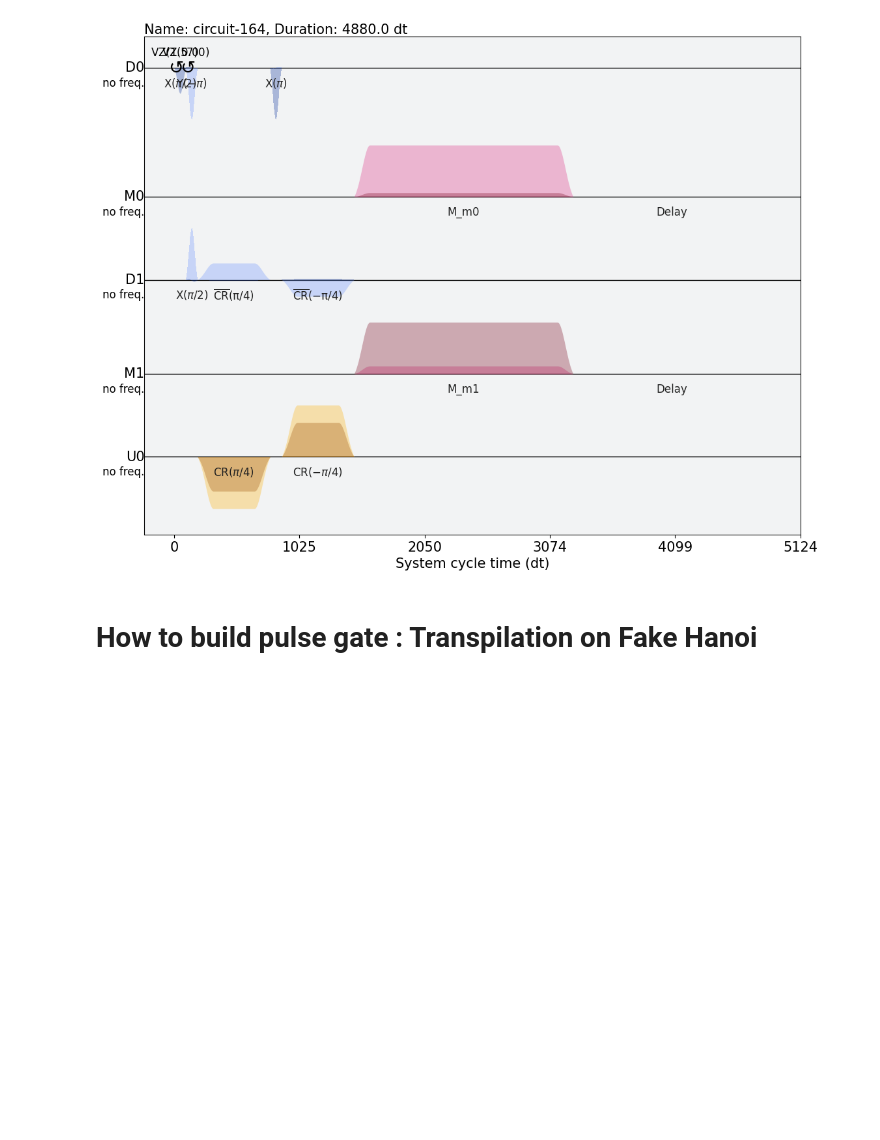
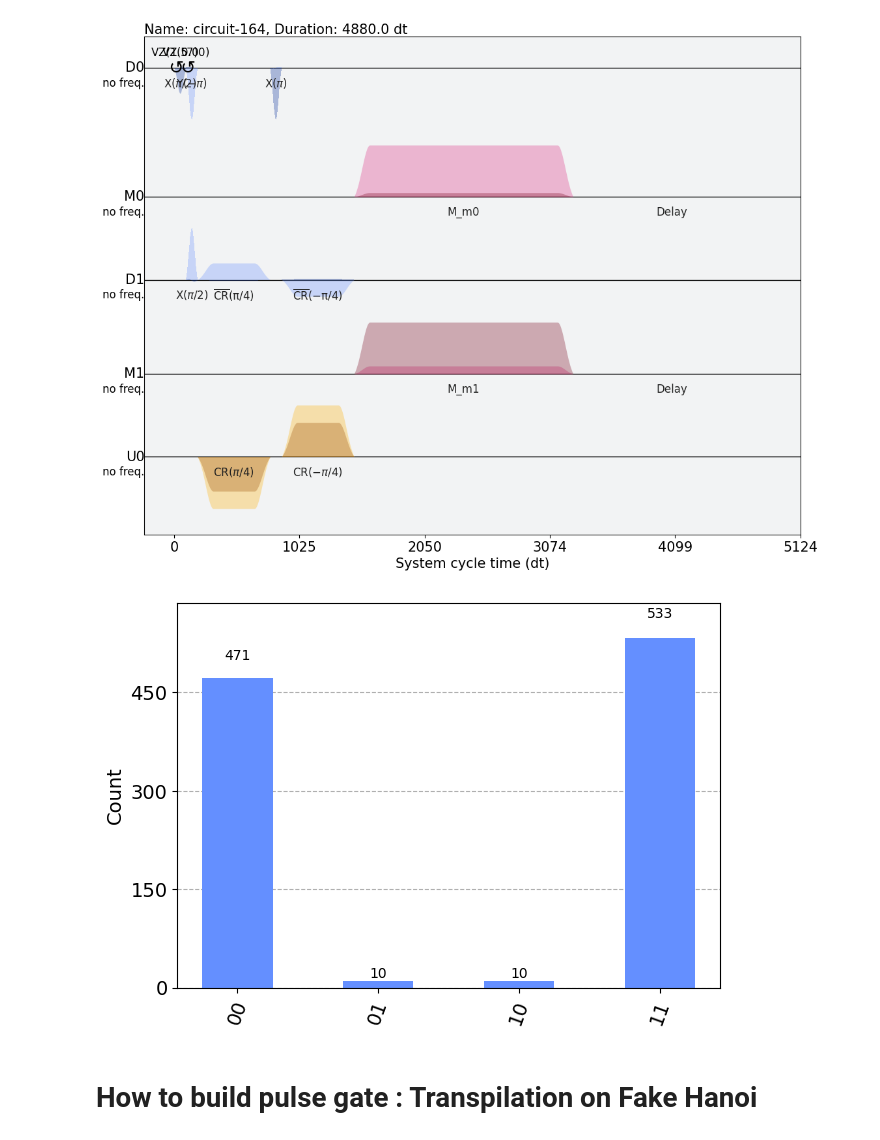
Before and after one commit to michi66f/qiskit_pulse_demo, a Jupyter notebook: qiskit_pulse_demo.ipynb, the cells around one changed output. Saved outputs shown, nothing was run; the diff lists cells and outputs as text; code cells hidden in the pictures; blank space fills up the shorter version.

```diff
--- a/qiskit_pulse_demo.ipynb
+++ b/qiskit_pulse_demo.ipynb
@@ -78,6 +109,13 @@ transpiled_circ.draw('mpl', idle_wires=False)
 schedule(transpiled_circ, BACKEND).draw()
 # %% [output]
 [figure]
+# %%
+job = BACKEND.run(transpiled_circ)
+# %%
+counts = job.result().get_counts()
+plot_histogram(counts)
+# %% [output]
+[figure, added]
 # %% [markdown]
 # How to build pulse gate : Transpilation on Fake Hanoi
 # %%
```
Also changed, not shown: parts of 46 cells of this notebook.
